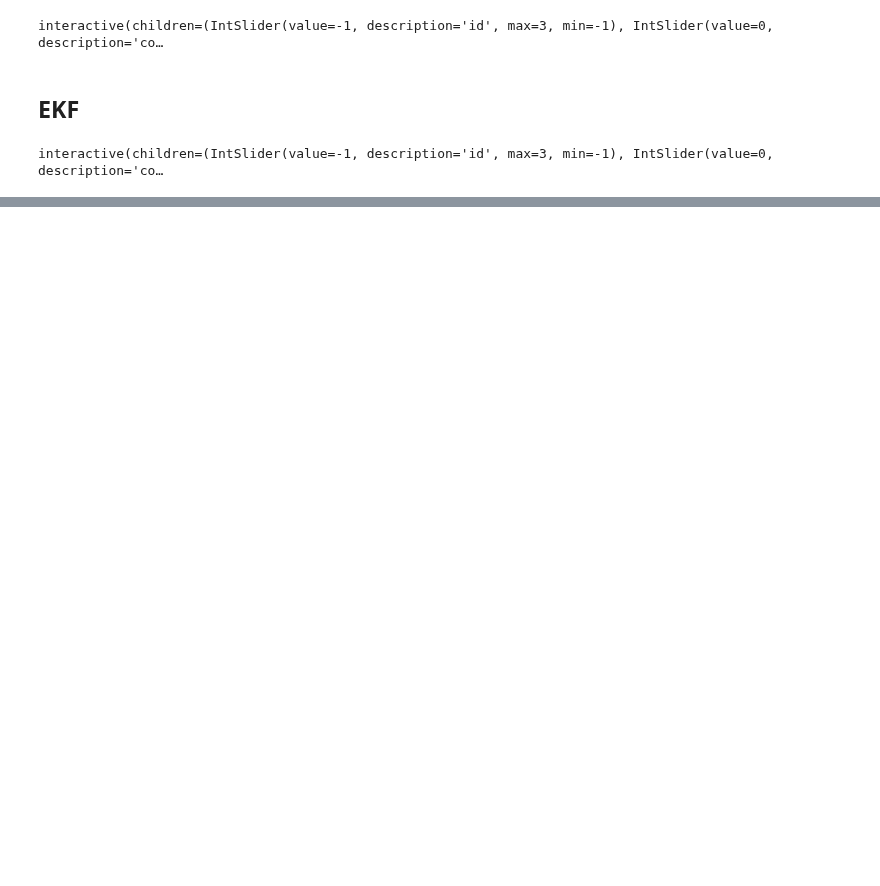
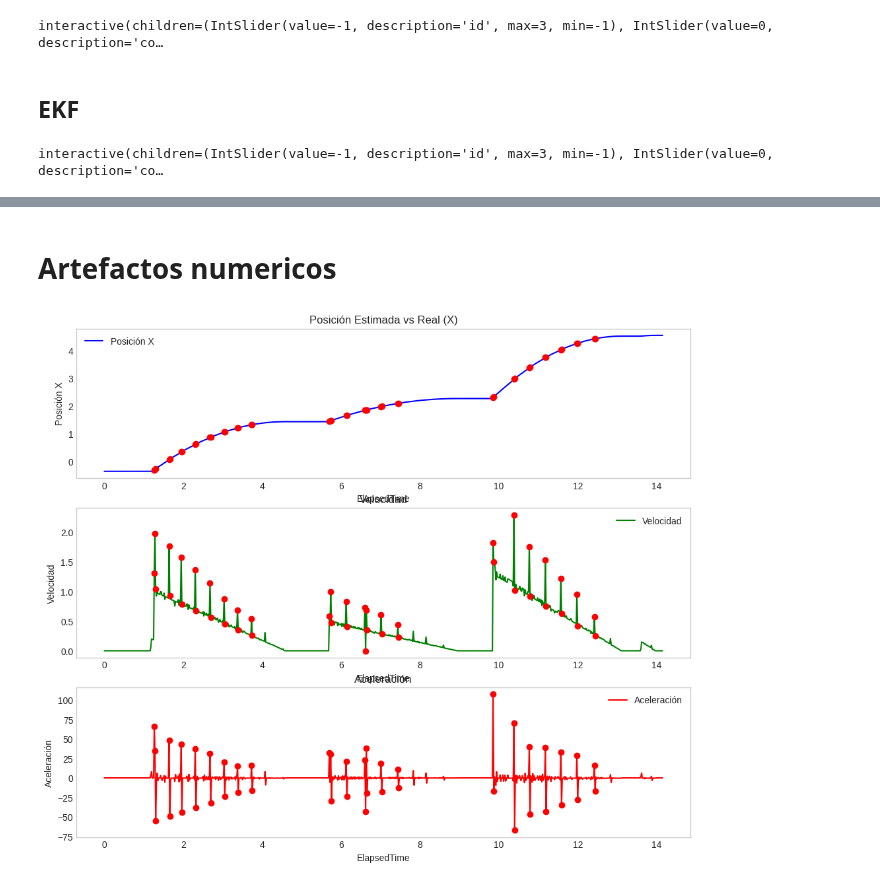
Before and after one commit to GersonHMG/engine, a Jupyter notebook: analysis_estimation.ipynb, the cells around one changed output, grey strips where cells are left out. Saved outputs shown, nothing was run; the diff lists cells and outputs as text; code cells hidden in the pictures; blank space fills up the shorter version.

```diff
--- a/analysis_estimation.ipynb
+++ b/analysis_estimation.ipynb
@@ -3,13 +3,13 @@ import pandas as pd
 import numpy as np
 import matplotlib.pyplot as plt
 import os
-from ipywidgets import interact
+from ipywidgets import interact, interact_manual
 
 # Configurar estilo de gráficos
 plt.style.use('seaborn-v0_8-whitegrid')
 
 # Ubicación del archivo de logs
-csv_path = "logs/estimation_test.csv"
+csv_path = "logs/2026-07-20_18-32-15/system_log.csv"
 if not os.path.exists(csv_path):
     csv_path = "robot_ball_log.csv"
 
@@ -225,0 +518,2 @@ interactive(children=(IntSlider(value=-1, description='id', max=3, min=-1), IntS
+# %% [markdown]
+# Artefactos numericos
@@ -225,0 +532,40 @@ interactive(children=(IntSlider(value=-1, description='id', max=3, min=-1), IntS
+# %%
+def plot_data(time, pos_x, vel_x, acc_x):
+    fig, axs = plt.subplots(3, 1, figsize=(12, 10))
+
+    axs[0].plot(time, pos_x, label='Posición X', color='blue')
+    axs[0].set_title('Posición Estimada vs Real (X)')
+    axs[0].set_xlabel('ElapsedTime')
+    axs[0].set_ylabel('Posición X')
+    axs[0].legend()
+    axs[0].grid()
+
+    axs[1].plot(time, vel_x, label='Velocidad', color='green')
+    axs[1].set_title('Velocidad')
+    axs[1].set_xlabel('ElapsedTime')
+    axs[1].set_ylabel('Velocidad')
+    axs[1].legend()
+    axs[1].grid()
+
+    axs[2].plot(time, acc_x, label='Aceleración', color='red')
+    axs[2].set_title('Aceleración')
+    axs[2].set_xlabel('ElapsedTime')
+    axs[2].set_ylabel('Aceleración')
+    axs[2].legend()
+    axs[2].grid()
+
+    return fig, axs
+# %%
+fig, axs = plot_data(time, pos_x, vel_x, acc_x)
+
+abs_acc = np.abs(acc_x)
+threshold = 10
+
+alert_indices = np.where(abs_acc > threshold)[0]
+axs[0].plot(time[alert_indices], pos_x[alert_indices], 'ro', label='Alertas de Aceleración')
+axs[1].plot(time[alert_indices], vel_x[alert_indices], 'ro', label='Alertas de Aceleración')
+axs[2].plot(time[alert_indices], acc_x[alert_indices], 'ro', label='Alertas de Aceleración')
+
+plt.show()
+# %% [output]
+[figure, added]
```
Also changed, not shown: parts of 14 cells of this notebook, 4 other files.
